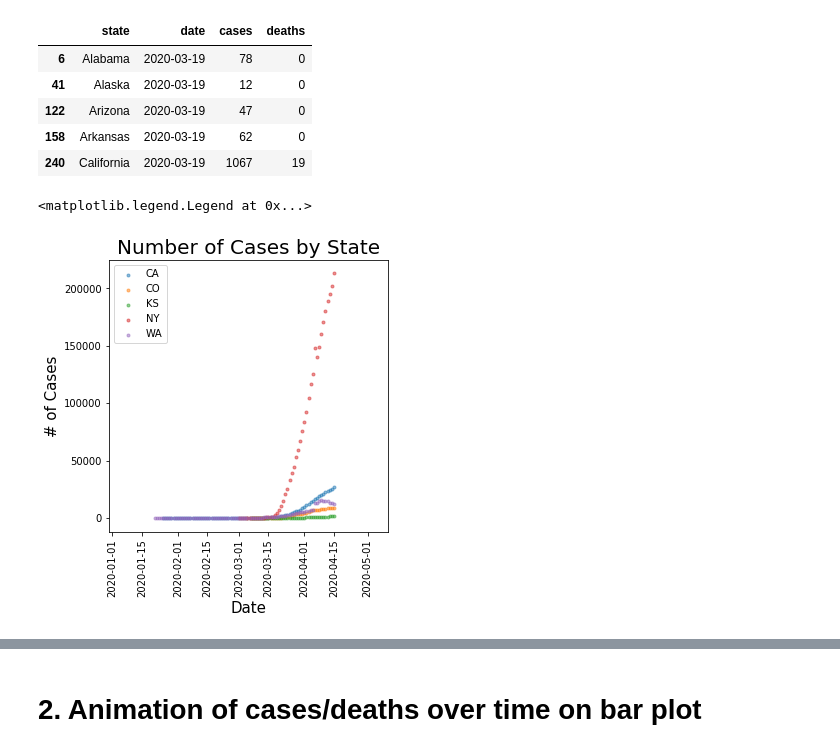
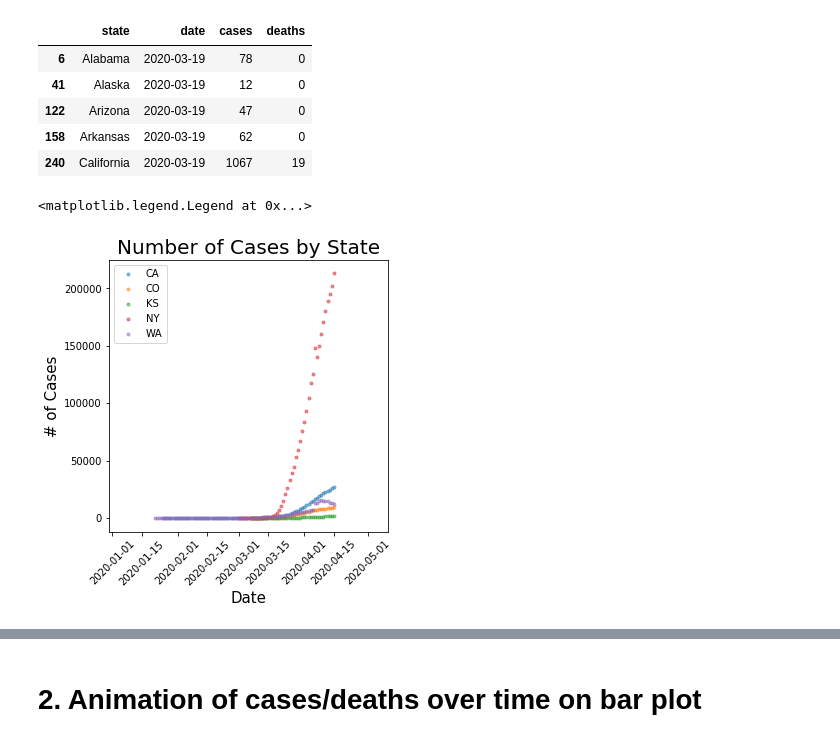
Before and after one commit to CSJohnLee/COVID19_Project, a Jupyter notebook: Lee_EDA.ipynb, the cells around one changed output, grey strips where cells are left out. Drawn from its saved outputs; the diff is of its cells as text; code cells hidden in the pictures.

```diff
--- a/Lee_EDA.ipynb
+++ b/Lee_EDA.ipynb
@@ -48,35 +48,35 @@ covid_by_state[covid_by_state.date=='2020-03-19'].head()
 fig, axs = plt.subplots(figsize=(5,5))
 
 ca_date = covid_by_state[covid_by_state.state=='California'].date
 co_date = covid_by_state[covid_by_state.state=='Colorado'].date
 ks_date = covid_by_state[covid_by_state.state=='Kansas'].date
 ny_date = covid_by_state[covid_by_state.state=='New York'].date
 wa_date = covid_by_state[covid_by_state.state=='Washington'].date
 
 ca_cases = covid_by_state[covid_by_state.state=='California'].cases
 co_cases = covid_by_state[covid_by_state.state=='Colorado'].cases
 ks_cases = covid_by_state[covid_by_state.state=='Kansas'].cases
 ny_cases = covid_by_state[covid_by_state.state=='New York'].cases
 wa_cases = covid_by_state[covid_by_state.state=='Washington'].cases
 
 #scatter of each of the 5 states
 axs.scatter(ca_date,ca_cases, alpha = 0.5, marker='.')
 axs.scatter(co_date,co_cases, alpha = 0.5, marker='.')
 axs.scatter(ks_date,ks_cases, alpha = 0.5, marker='.')
 axs.scatter(ny_date,ny_cases, alpha = 0.5, marker='.')
 axs.scatter(wa_date,wa_cases, alpha = 0.5, marker='.')
 
 #Labeling
 axs.set_title("Number of Cases by State", fontsize=20)
 axs.set_ylabel('# of Cases', fontsize=15)
 axs.set_xlabel('Date', fontsize=15)
 #axs.xaxis.set_major_locator(plt.MaxNLocator(10))
-plt.xticks(rotation=90)
+plt.xticks(rotation=45)
 
 plt.legend(['CA', 'CO', 'KS', 'NY', 'WA'])
 # %% [output]
 <matplotlib.legend.Legend at 0x...>
-[figure, old version]
+[figure, new version]
 # %%
 # Deaths by State scatterplots
 %matplotlib inline
```
Also changed, not shown: parts of 16 cells of this notebook, 2 other files.
